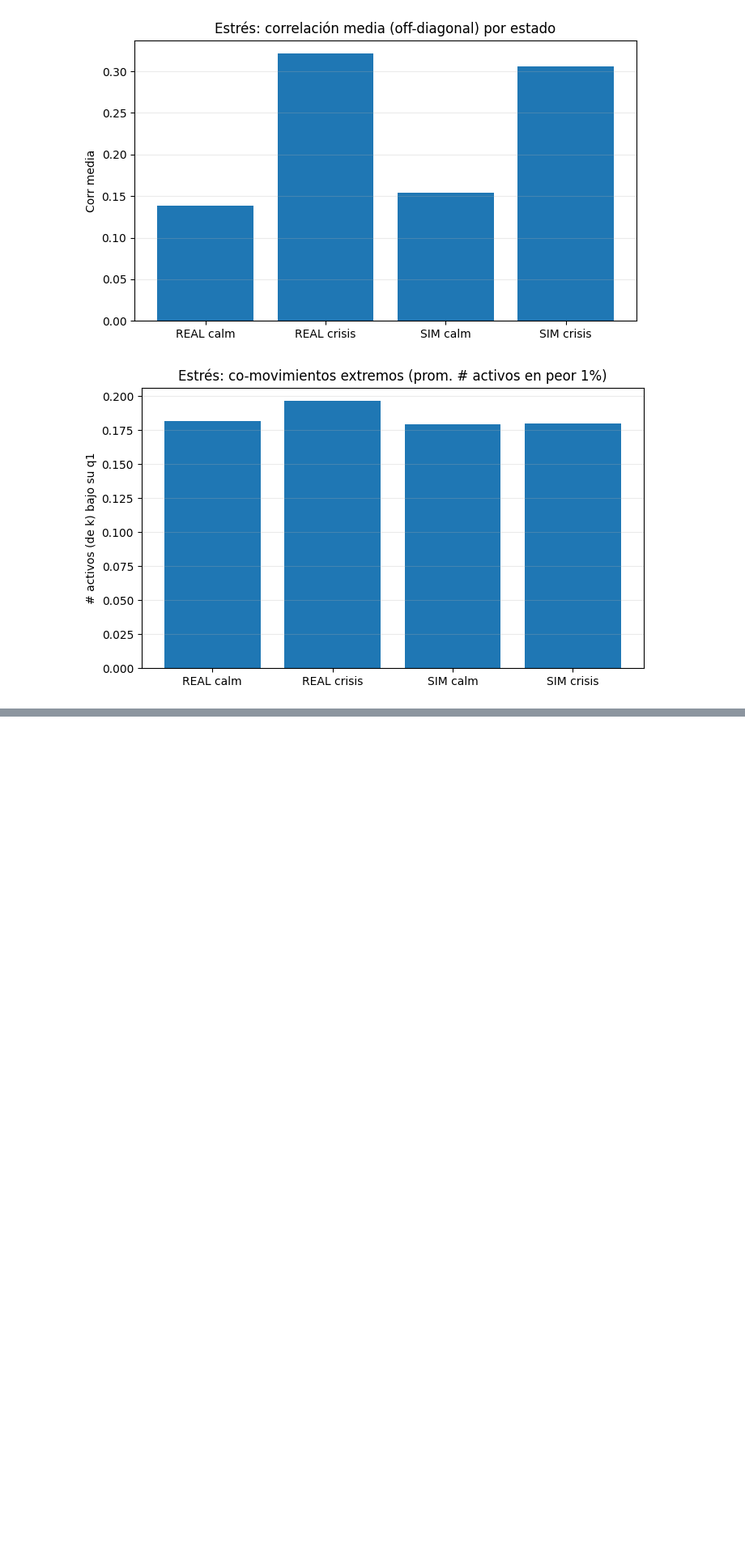
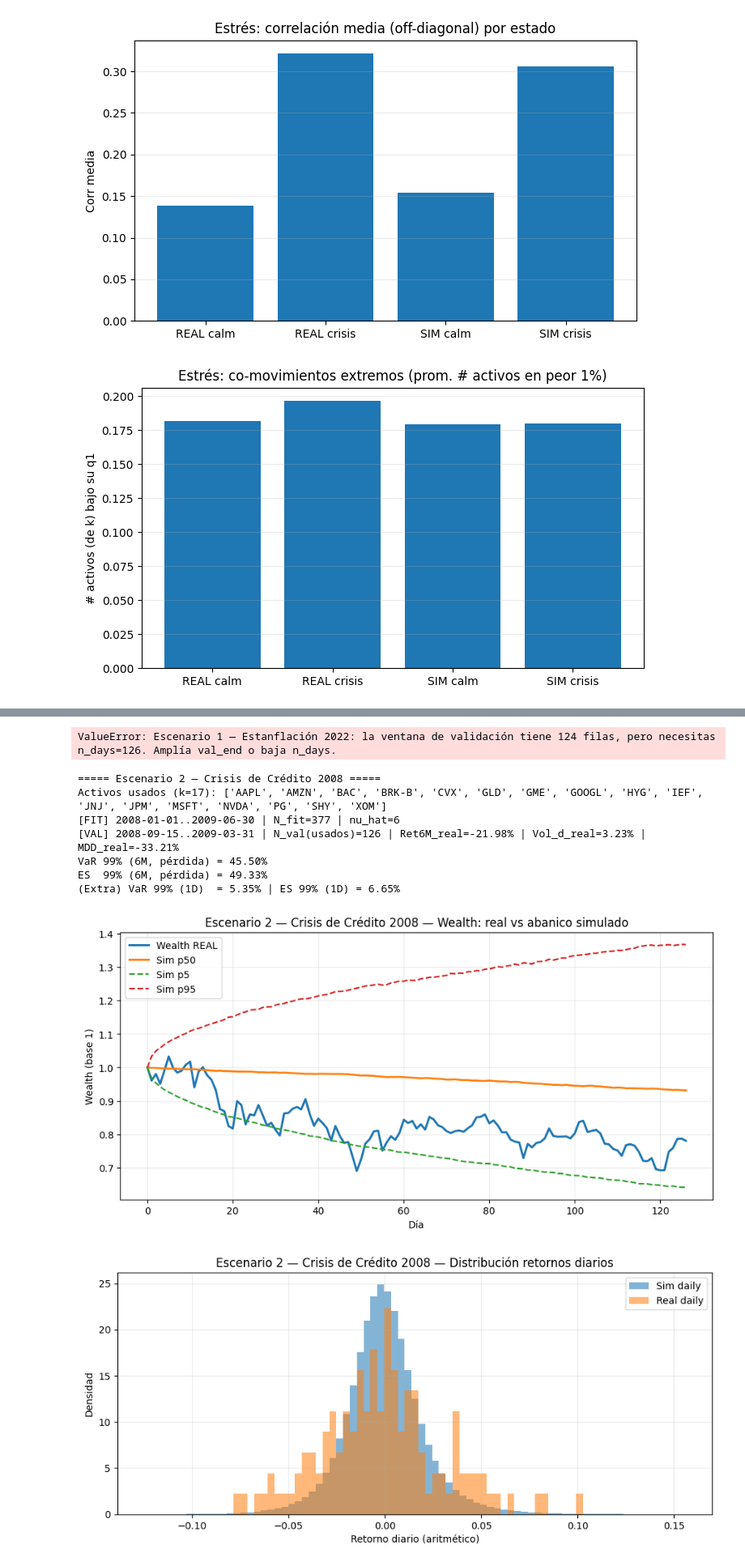
Before and after one commit to alonsodt/Practica-Riesgos-MIAX, a Jupyter notebook: Riesgos (1).ipynb, the cells around one changed output, grey strips where cells are left out. Shown at 81% size. Cells and saved outputs as stored; diff of their text form; code cells hidden in the pictures; blank space fills up the shorter version.

```diff
--- a/Riesgos (1).ipynb
+++ b/Riesgos (1).ipynb
@@ -1567,0 +2134,49 @@ plt.show()
+# %%
+# ============================================================
+# CELL 1 — Escenario 1: Estanflación 2022
+#   Idea: 2022 (inflación + subidas tipos) => RV cae y bonos sufren.
+#   Fit: año 2022.  Validación: 6 meses iniciales de 2022.
+# ============================================================
+
+df_all = wallet_returns[tickers_to_keep]
+
+res_stagfl_2022 = run_scenario(
+    name="Escenario 1 — Estanflación 2022",
+    df_all_log=df_all,
+    fit_start="2022-01-01", fit_end="2022-12-31",
+    val_start="2022-01-01", val_end="2022-06-30",
+    n_paths=10_000, n_days=SCEN_N_DAYS, seed=SCEN_SEED,
+    shrink=SHRINK_SCEN,
+    plot=True
+)
+# %% [output]
+ValueError: Escenario 1 — Estanflación 2022: la ventana de validación tiene 124 filas, pero necesitas n_days=126. Amplía val_end o baja n_days.
+# %%
+# ============================================================
+# CELL 2 — Escenario 2: Crisis de Crédito 2008
+#   Idea: 2008 => colas gordas + comovimiento alto en riesgo.
+#   Fit: 2008-01-01..2009-06-30
+#   Validación: 2008-09-15..2009-03-31 (Lehman + 6M)
+# ============================================================
+
+df_all = wallet_returns[tickers_to_keep]
+
+res_credit_2008 = run_scenario(
+    name="Escenario 2 — Crisis de Crédito 2008",
+    df_all_log=df_all,
+    fit_start="2008-01-01", fit_end="2009-06-30",
+    val_start="2008-09-15", val_end="2009-03-31",
+    n_paths=10_000, n_days=SCEN_N_DAYS, seed=SCEN_SEED,
+    shrink=SHRINK_SCEN,
+    plot=True
+)
+# %% [output]
+===== Escenario 2 — Crisis de Crédito 2008 =====
+Activos usados (k=17): ['AAPL', 'AMZN', 'BAC', 'BRK-B', 'CVX', 'GLD', 'GME', 'GOOGL', 'HYG', 'IEF', 'JNJ', 'JPM', 'MSFT', 'NVDA', 'PG', 'SHY', 'XOM']
+[FIT] 2008-01-01..2009-06-30 | N_fit=377 | nu_hat=6
+[VAL] 2008-09-15..2009-03-31 | N_val(usados)=126 | Ret6M_real=-21.98% | Vol_d_real=3.23% | MDD_real=-33.21%
+VaR 99% (6M, pérdida) = 45.50%
+ES  99% (6M, pérdida) = 49.33%
+(Extra) VaR 99% (1D)  = 5.35% | ES 99% (1D) = 6.65%
+[figure, added]
+[figure, added]
```
Also changed, not shown: parts of 23 cells of this notebook.
